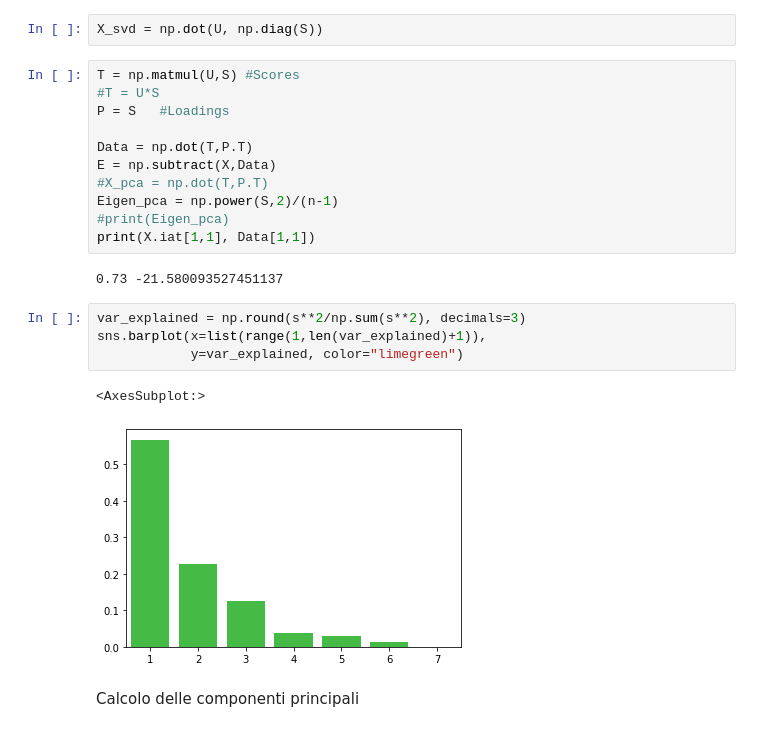
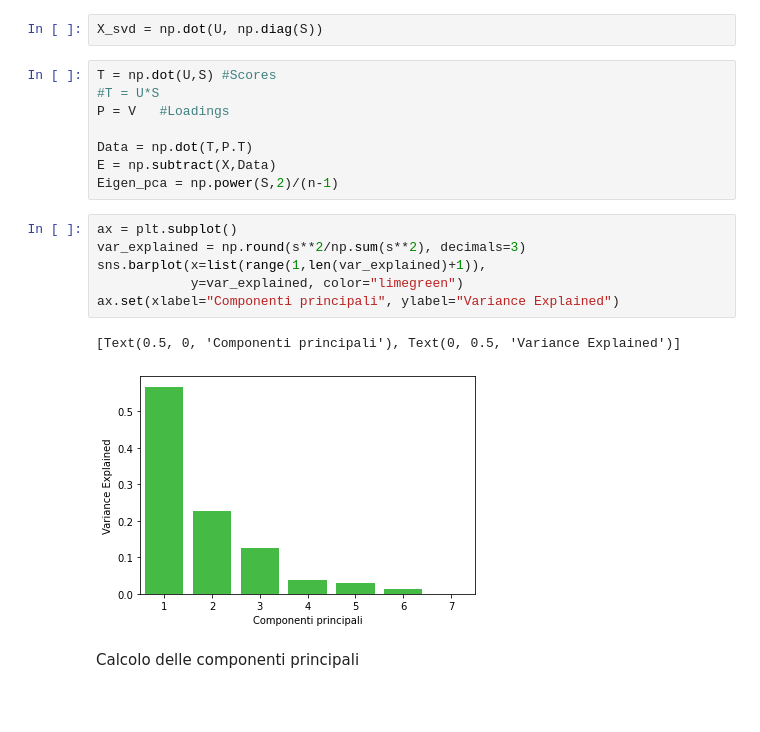
Before and after one commit to YuriGardinazzi/DataMiningNotes, a Jupyter notebook: PCA_analysis.ipynb, the cells around one changed output. Drawn from its saved outputs; the diff is of its cells as text; blank space fills up the shorter version.

Commit message:
add loadings without labels

```diff
--- a/PCA_analysis.ipynb
+++ b/PCA_analysis.ipynb
@@ -53,25 +53,22 @@ X (382, 7) = U (382, 7) S (7, 7) V (7, 7)
 # %%
 X_svd = np.dot(U, np.diag(S))
 # %%
-T = np.matmul(U,S) #Scores
+T = np.dot(U,S) #Scores
 #T = U*S
-P = S   #Loadings
+P = V   #Loadings
 
 Data = np.dot(T,P.T)
 E = np.subtract(X,Data)
-#X_pca = np.dot(T,P.T)
 Eigen_pca = np.power(S,2)/(n-1)
-#print(Eigen_pca)
-print(X.iat[1,1], Data[1,1])
-# %% [output]
-0.73 -21.580093527451137
 # %%
+ax = plt.subplot()
 var_explained = np.round(s**2/np.sum(s**2), decimals=3)
 sns.barplot(x=list(range(1,len(var_explained)+1)),
             y=var_explained, color="limegreen")
+ax.set(xlabel="Componenti principali", ylabel="Variance Explained")
 # %% [output]
-<AxesSubplot:>
+[Text(0.5, 0, 'Componenti principali'), Text(0, 0.5, 'Variance Explained')]
-[figure, old version]
+[figure, new version]
 # %% [markdown]
 Calcolo delle componenti principali
 # %%
```
Also changed, not shown: parts of 4 cells of this notebook.
